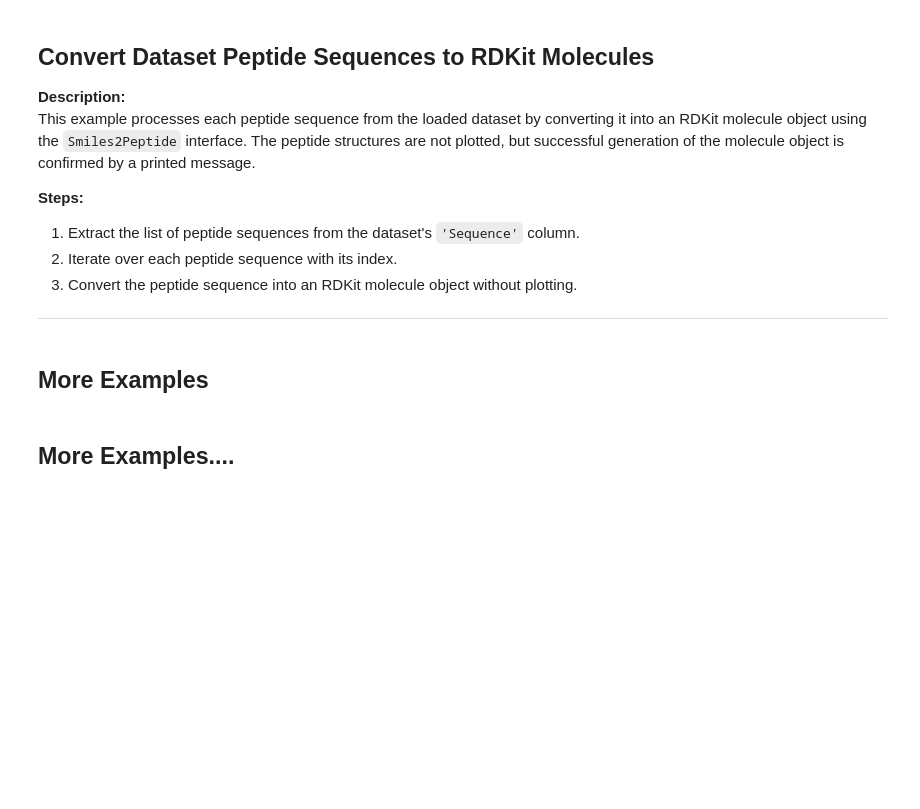
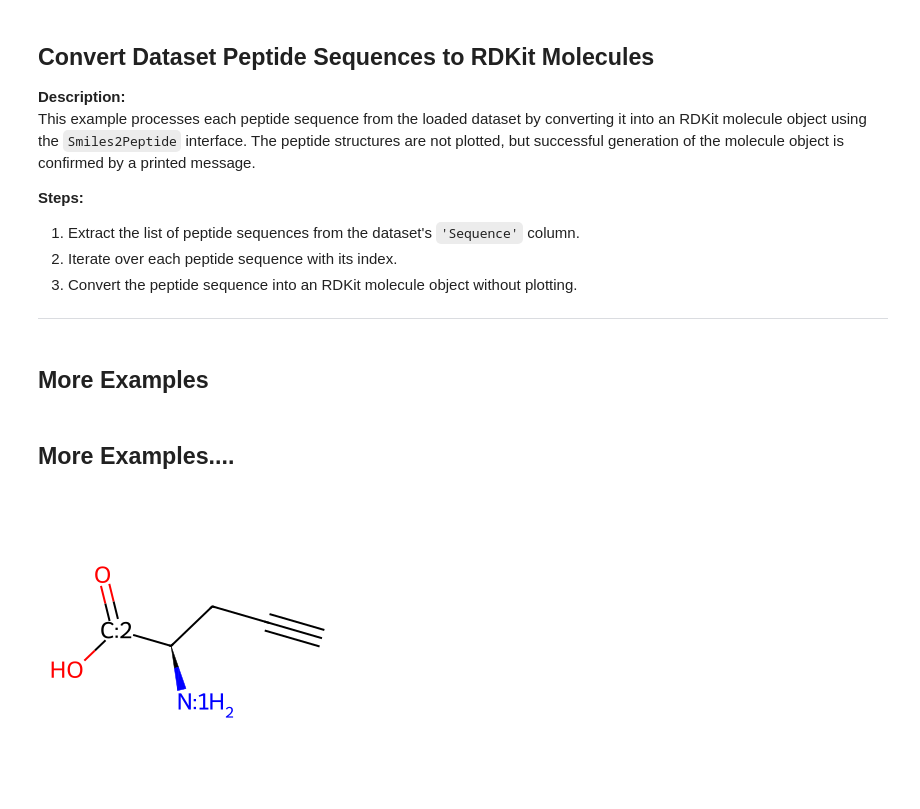
Before and after one commit to BilodeauGroup/smiles2peptides, a Jupyter notebook: examples.ipynb, the cells around one changed output. Cells and saved outputs as stored; diff of their text form; code cells hidden in the pictures; blank space fills up the shorter version.

```diff
--- a/examples.ipynb
+++ b/examples.ipynb
@@ -302,3 +350,12 @@ for pep in peptides:
     mol = smiles2peptides.get_peptide(pep, plot_peptide=False)
     print("RDKit Molecule Object Generated Successfully ✅")
     print('---------------------------------------------------')
+# %%
+from rdkit import Chem
+from rdkit.Chem import Draw
+
+smiles = "[NH2:1][C@H](CC#C)[C:2](=O)O"
+mol = Chem.MolFromSmiles(smiles)
+Draw.MolToImage(mol)
+# %% [output]
+[figure, added]
```
Also changed, not shown: parts of 5 cells of this notebook, 2 other files.
